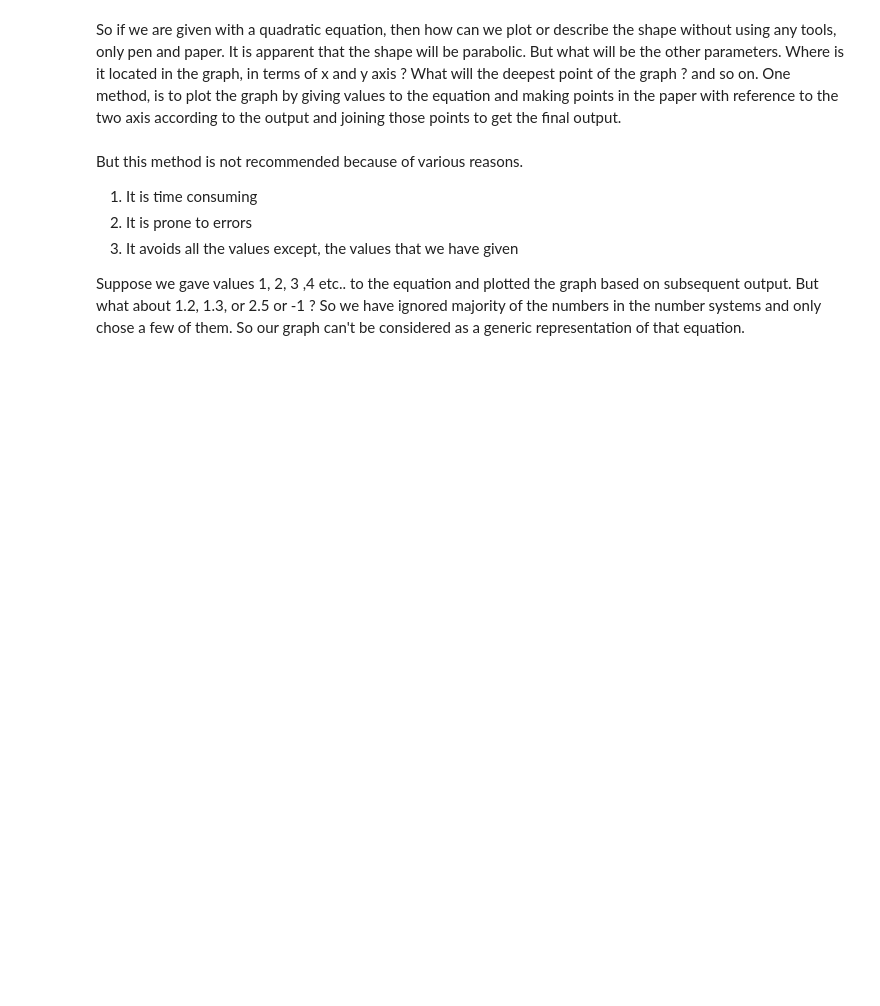
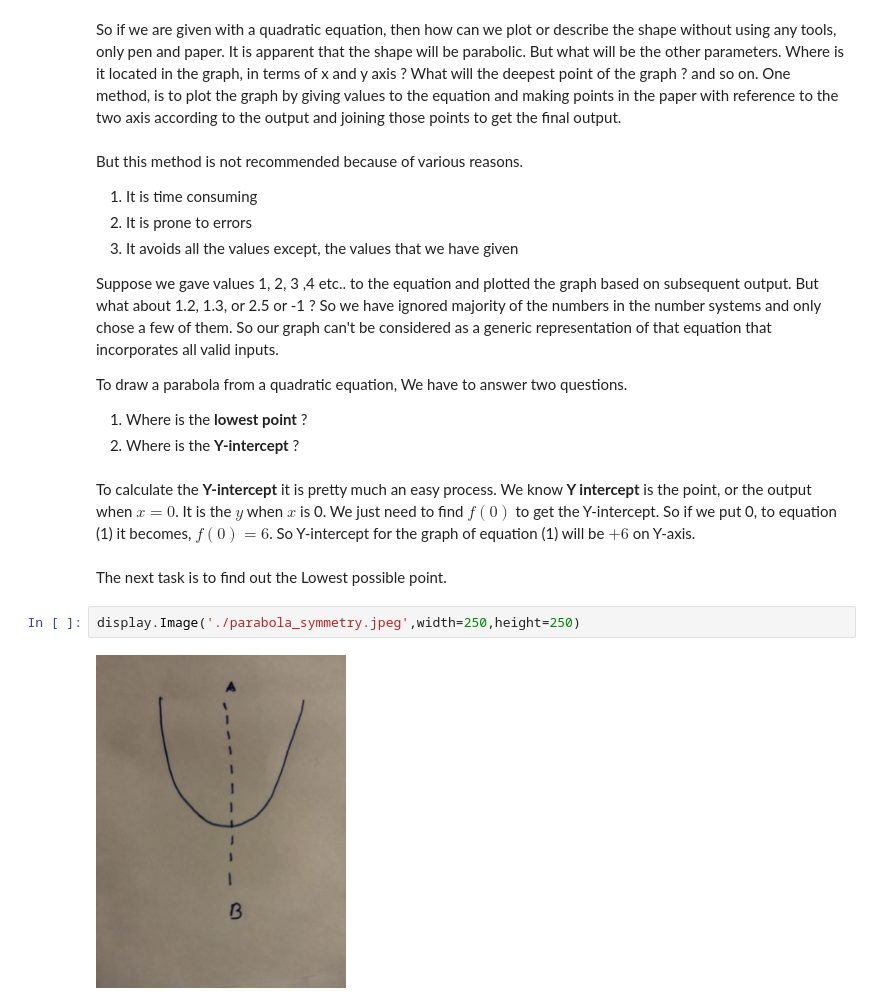
Before and after one commit to aswin4400/notebooks, a Jupyter notebook: Finding_the_shape.ipynb, the cells around one changed output. Saved outputs shown, nothing was run; the diff lists cells and outputs as text; blank space fills up the shorter version.

```diff
--- a/Finding_the_shape.ipynb
+++ b/Finding_the_shape.ipynb
@@ -21,4 +21,18 @@ But this method is not recommended because of various reasons.
 2.   It is prone to errors
 3.   It avoids all the values except, the values that we have given
 
-Suppose we gave values 1, 2, 3 ,4 etc.. to the equation and plotted the graph based on subsequent output. But what about 1.2, 1.3, or 2.5 or -1 ? So we have ignored majority of the numbers in the number systems and only chose a few of them. So our graph can't be considered as a generic representation of that equation.
+Suppose we gave values 1, 2, 3 ,4 etc.. to the equation and plotted the graph based on subsequent output. But what about 1.2, 1.3, or 2.5 or -1 ? So we have ignored majority of the numbers in the number systems and only chose a few of them. So our graph can't be considered as a generic representation of that equation that incorporates all valid inputs.
+
+To draw a parabola from a quadratic equation, We have to answer two questions.
+
+1. Where is the **lowest point** ?
+2. Where is the **Y-intercept** ?
+# %% [markdown]
+
+To calculate the **Y-intercept** it is pretty much an easy process. We know **Y intercept** is the point, or the output when $x=0$. It is the $y$ when $x$ is 0. We just need to find $f(0)$ to get the Y-intercept. So if we put 0, to equation (1) it becomes, $f(0) = 6 $. So Y-intercept for the graph of equation (1) will be $+6$ on Y-axis.
+# %% [markdown]
+The next task is to find out the Lowest possible point.
+# %%
+display.Image('./parabola_symmetry.jpeg',width=250,height=250)
+# %% [output]
+[figure, added]
```
Also changed, not shown: parts of 2 cells of this notebook.
